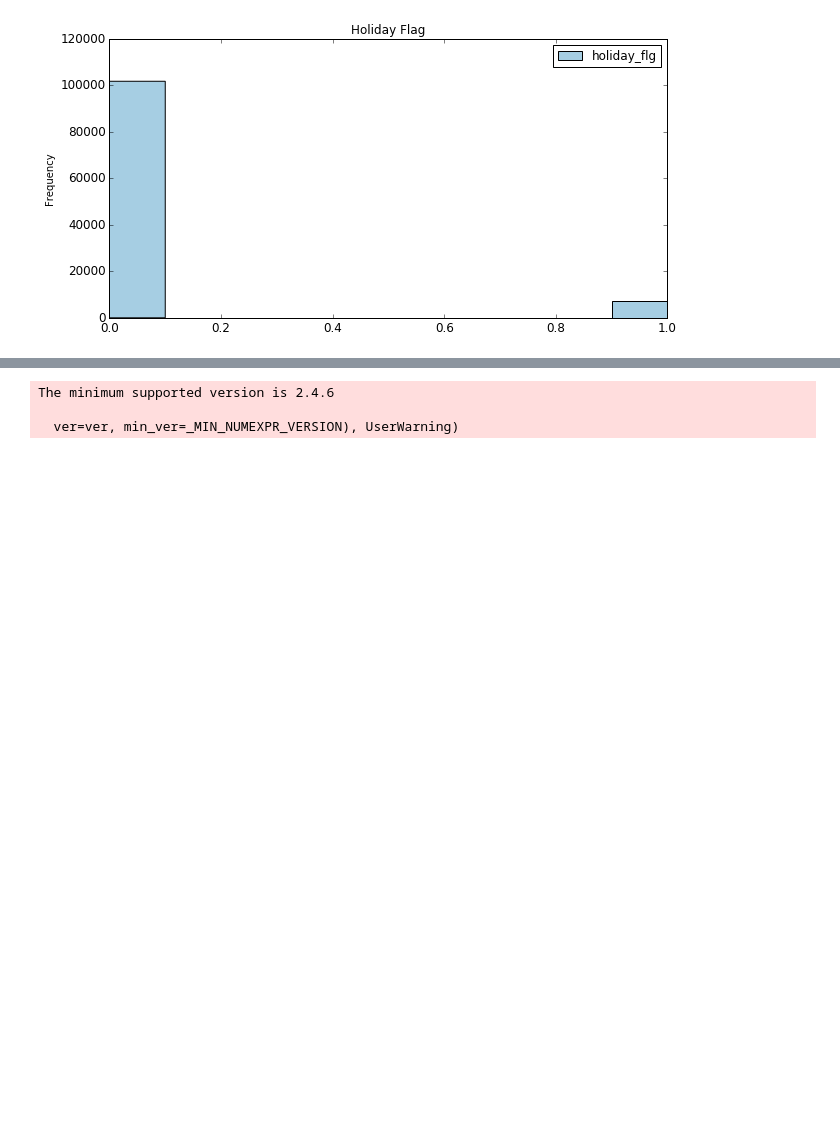
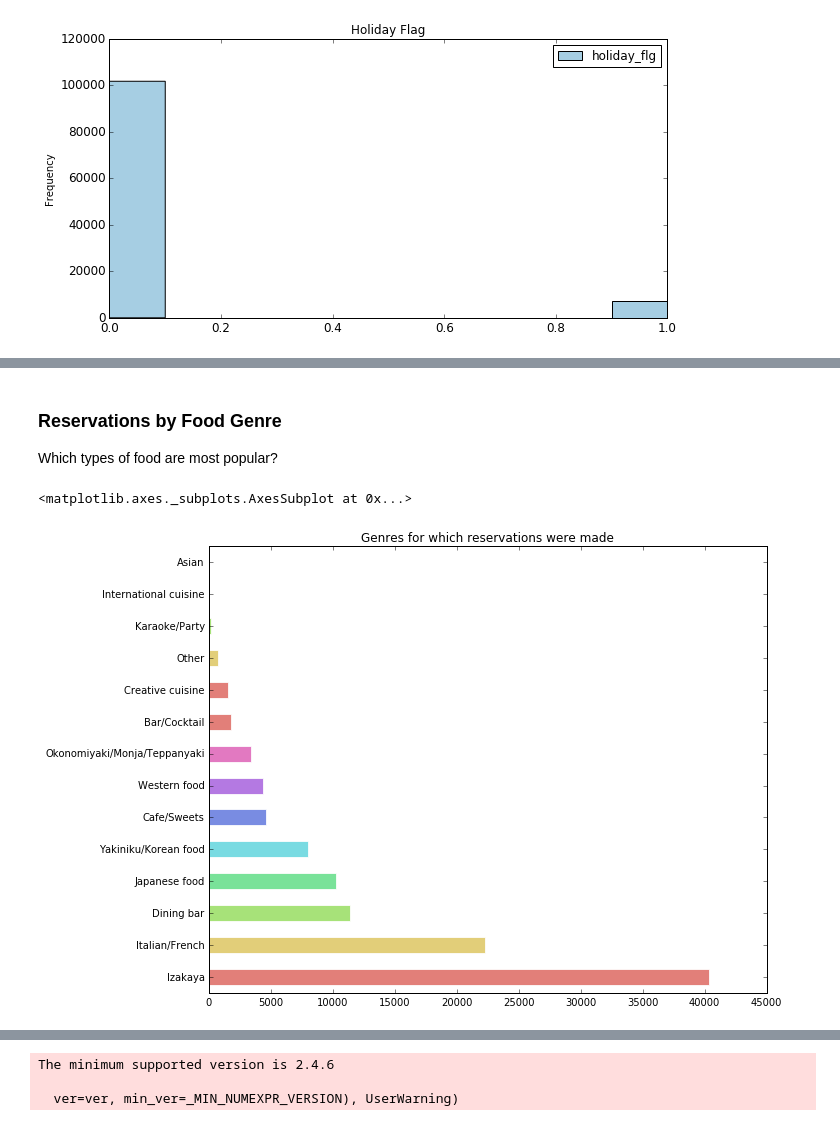
Before and after one commit to jieunyoo/kaggle-recruit-restaurant-predictions, a Jupyter notebook: 03-data-visualization.ipynb, the cells around one changed output, grey strips where cells are left out. Drawn from its saved outputs; the diff is of its cells as text; code cells hidden in the pictures; blank space fills up the shorter version.

```diff
--- a/03-data-visualization.ipynb
+++ b/03-data-visualization.ipynb
@@ -124 +124,10 @@ trainDF['air_genre_name'].value_counts().plot(kind='bar')
+# %% [markdown]
+### Reservations by Food Genre
+
+Which types of food are most popular?
+# %%
+trainDF['air_genre_name'].value_counts().plot(kind='barh',figsize = (10,8), alpha = 0.8, edgecolor='w', title='Genres for which reservations were made')
+# %% [output]
+<matplotlib.axes._subplots.AxesSubplot at 0x...>
+[figure, added]
 # %% [markdown]
```
Also changed, not shown: parts of 7 cells of this notebook.
